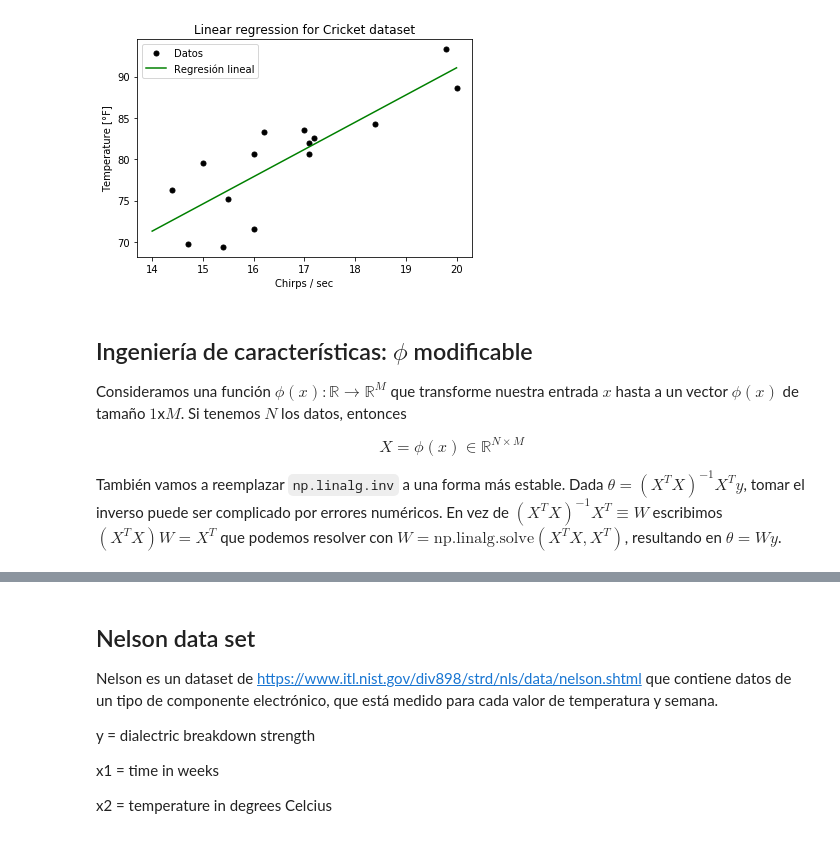
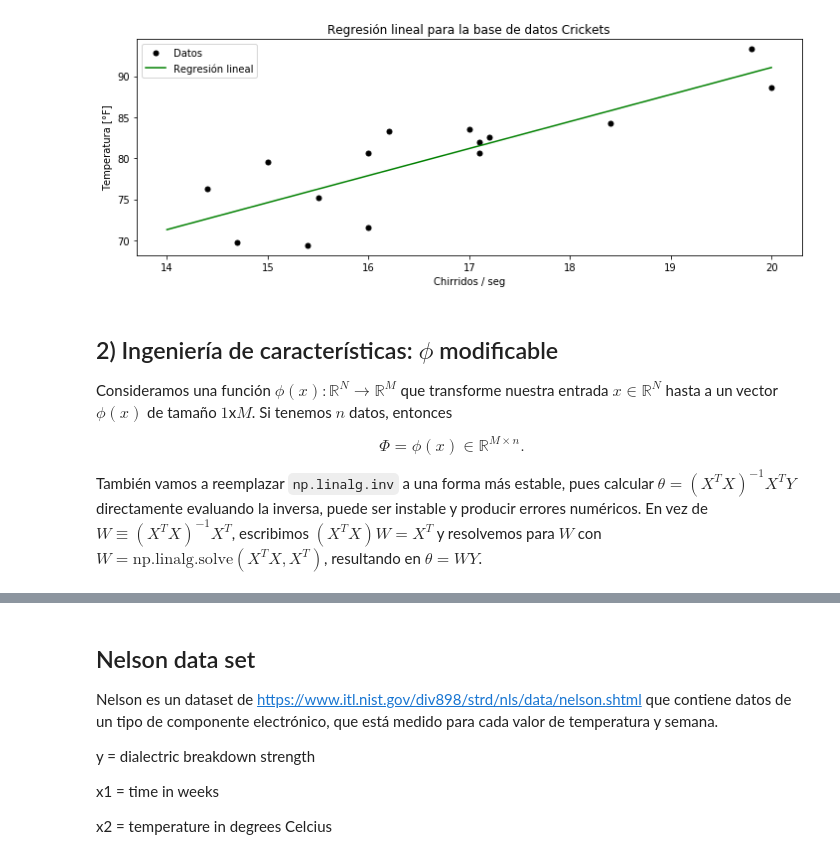
Before and after one commit to GAMES-UChile/Curso-BancoEstado, a Jupyter notebook: modulo1a/modulo1a.ipynb, the cells around one changed output, grey strips where cells are left out. Saved outputs shown, nothing was run; the diff lists cells and outputs as text; code cells hidden in the pictures.

```diff
--- a/modulo1a/modulo1a.ipynb
+++ b/modulo1a/modulo1a.ipynb
@@ -5,4 +10,5 @@
 # %%
 import numpy as np
 import matplotlib.pyplot as plt
+fsize = (12,4) #solo parámetro
 # %% [markdown]
@@ -57,22 +68,23 @@ X_reg = np.array([np.ones(len(x_reg)), x_reg]).T
 y_reg = X_reg@theta
 # %%
 # Mostrar los datos y la regresión
+plt.figure(figsize=fsize)
 plt.plot(x, y, 'o', c='black', ms=5, label='Datos')
 plt.plot(x_reg, y_reg, c='green', label='Regresión lineal')
 plt.legend()
-plt.xlabel('Chirps / sec')
-plt.ylabel('Temperature [°F]')
-plt.title('Linear regression for Cricket dataset')
+plt.xlabel('Chirridos / seg')
+plt.ylabel('Temperatura [°F]')
+plt.title('Regresión lineal para la base de datos Crickets')
 plt.show()
 # %% [output]
-[figure, old version]
+[figure, new version]
 # %% [markdown]
-## Ingeniería de características: $\phi$ modificable
-Consideramos una función $\phi(x): \mathbb{R} \to \mathbb{R}^M$ que transforme nuestra entrada $x$ hasta a un vector $\phi(x)$ de tamaño $1$x$M$. Si tenemos $N$ los datos, entonces
+## 2) Ingeniería de características: $\phi$ modificable
+Consideramos una función $\phi(x): \mathbb{R}^N \to \mathbb{R}^M$ que transforme nuestra entrada $x\in\mathbb{R}^N$ hasta a un vector $\phi(x)$ de tamaño $1$x$M$. Si tenemos $n$ datos, entonces
 
-$$X = \phi(x)\in \mathbb{R}^{N\times M}$$
+$$\Phi = \phi(x)\in \mathbb{R}^{M\times n}.$$
 
-También vamos a reemplazar `np.linalg.inv` a una forma más estable. Dada $\theta = (X^T X)^{-1} X^T y$, tomar el  inverso puede ser complicado por errores numéricos. En vez de $(X^T X)^{-1} X^T \equiv W$ escribimos $(X^T X) W = X^T$ que podemos resolver con $W = \textrm{np.linalg.solve}(X^T X, X^T)$, resultando en $\theta = W y$.
+También vamos a reemplazar `np.linalg.inv` a una forma más estable, pues calcular $\theta = (X^T X)^{-1} X^T Y$ directamente evaluando la inversa, puede ser instable y producir errores numéricos. En vez de $ W \equiv (X^T X)^{-1} X^T$, escribimos $(X^T X) W = X^T$ y resolvemos para $W$ con $W = \textrm{np.linalg.solve}(X^T X, X^T)$, resultando en $\theta = W Y$.
 # %%
 # Definimos la función 𝜙
 def phi(x):
```
Also changed, not shown: parts of 14 cells of this notebook, 4 other files.
